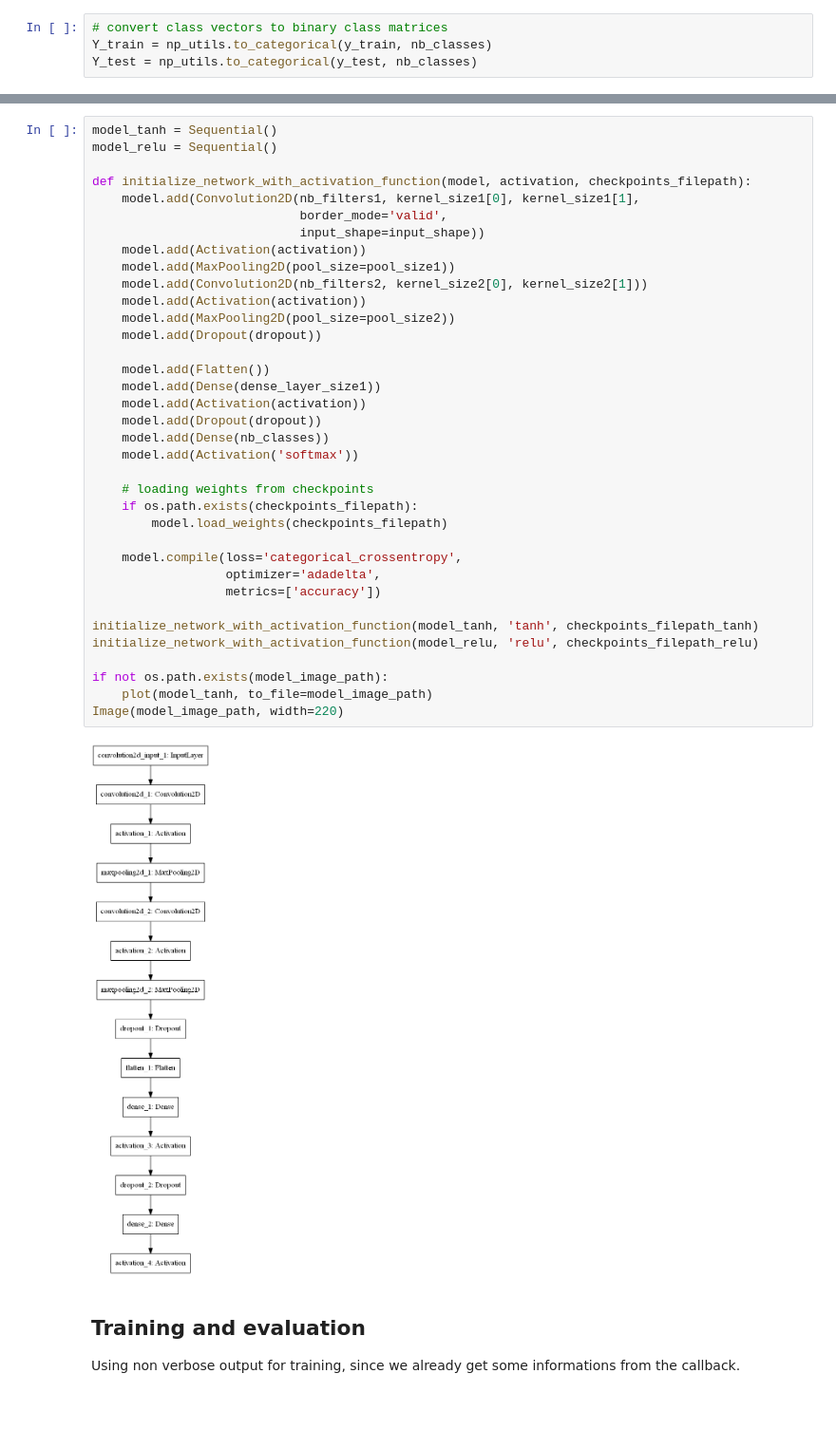
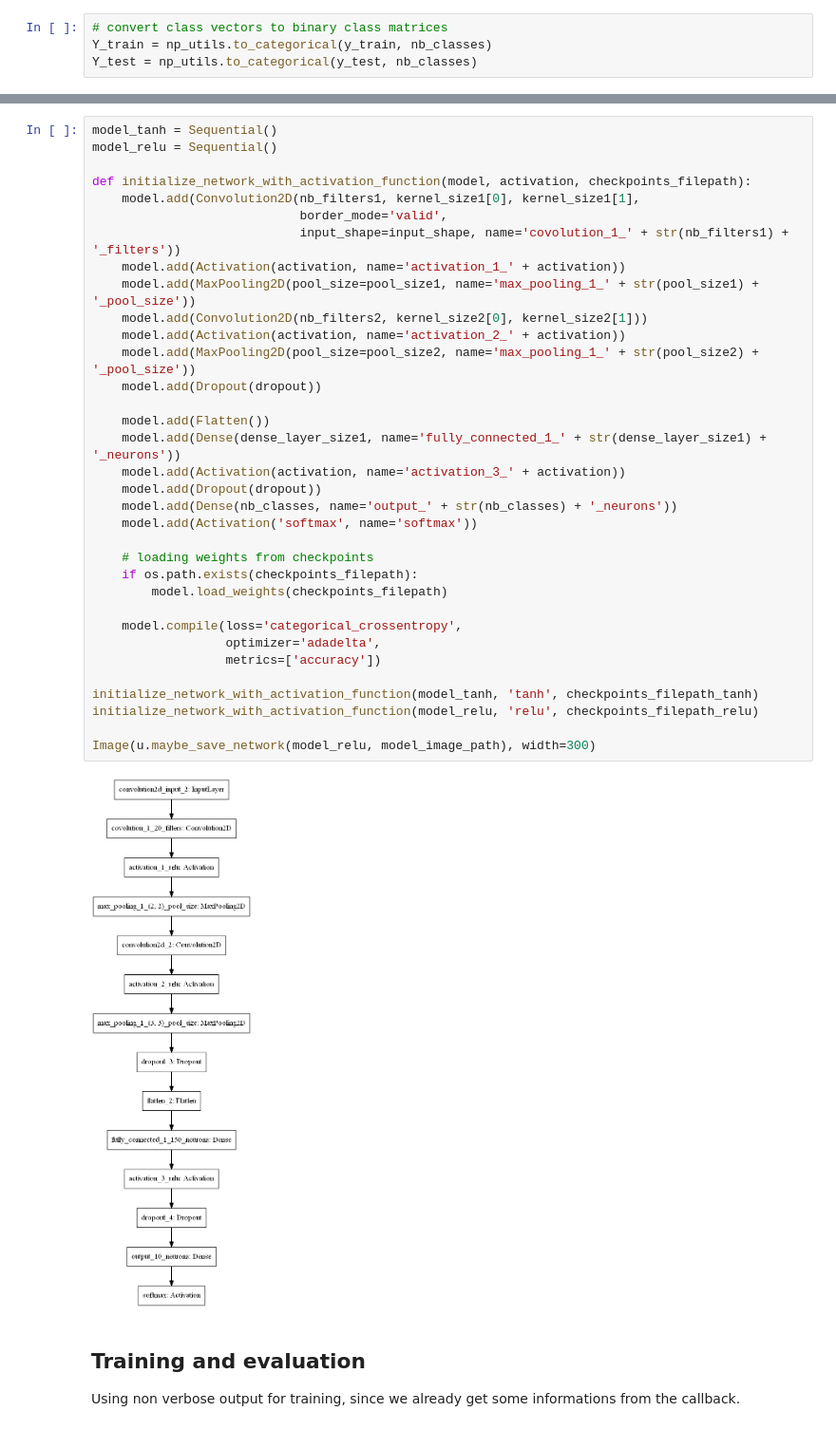
Before and after one commit to Kidel/In-Codice-Ratio-OCR-with-CNN, a Jupyter notebook: Notebooks/02_Mnist.ipynb, the cells around one changed output, grey strips where cells are left out. Shown at 95% size. Saved outputs shown, nothing was run; the diff lists cells and outputs as text.

```diff
--- a/Notebooks/02_Mnist.ipynb
+++ b/Notebooks/02_Mnist.ipynb
@@ -114,41 +115,39 @@ The training should take 800 epochs, but for this notebook we'll only do 100 for
 # %%
 model_tanh = Sequential()
 model_relu = Sequential()
 
 def initialize_network_with_activation_function(model, activation, checkpoints_filepath):
     model.add(Convolution2D(nb_filters1, kernel_size1[0], kernel_size1[1],
                             border_mode='valid',
-                            input_shape=input_shape))
-    model.add(Activation(activation))
-    model.add(MaxPooling2D(pool_size=pool_size1))
+                            input_shape=input_shape, name='covolution_1_' + str(nb_filters1) + '_filters'))
+    model.add(Activation(activation, name='activation_1_' + activation))
+    model.add(MaxPooling2D(pool_size=pool_size1, name='max_pooling_1_' + str(pool_size1) + '_pool_size'))
     model.add(Convolution2D(nb_filters2, kernel_size2[0], kernel_size2[1]))
-    model.add(Activation(activation))
-    model.add(MaxPooling2D(pool_size=pool_size2))
+    model.add(Activation(activation, name='activation_2_' + activation))
+    model.add(MaxPooling2D(pool_size=pool_size2, name='max_pooling_1_' + str(pool_size2) + '_pool_size'))
     model.add(Dropout(dropout))
 
     model.add(Flatten())
-    model.add(Dense(dense_layer_size1))
-    model.add(Activation(activation))
+    model.add(Dense(dense_layer_size1, name='fully_connected_1_' + str(dense_layer_size1) + '_neurons'))
+    model.add(Activation(activation, name='activation_3_' + activation))
     model.add(Dropout(dropout))
-    model.add(Dense(nb_classes))
-    model.add(Activation('softmax'))
+    model.add(Dense(nb_classes, name='output_' + str(nb_classes) + '_neurons'))
+    model.add(Activation('softmax', name='softmax'))
 
     # loading weights from checkpoints
     if os.path.exists(checkpoints_filepath):
         model.load_weights(checkpoints_filepath)
 
     model.compile(loss='categorical_crossentropy',
                   optimizer='adadelta',
                   metrics=['accuracy'])
 
 initialize_network_with_activation_function(model_tanh, 'tanh', checkpoints_filepath_tanh)
 initialize_network_with_activation_function(model_relu, 'relu', checkpoints_filepath_relu)
 
-if not os.path.exists(model_image_path):
-    plot(model_tanh, to_file=model_image_path)
-Image(model_image_path, width=220)
+Image(u.maybe_save_network(model_relu, model_image_path), width=300)
 # %% [output]
-[figure, old version]
+[figure, new version]
 # %% [markdown]
 ## Training and evaluation
 Using non verbose output for training, since we already get some informations from the callback.
```
Also changed, not shown: parts of 3 cells of this notebook, 4 other files.
